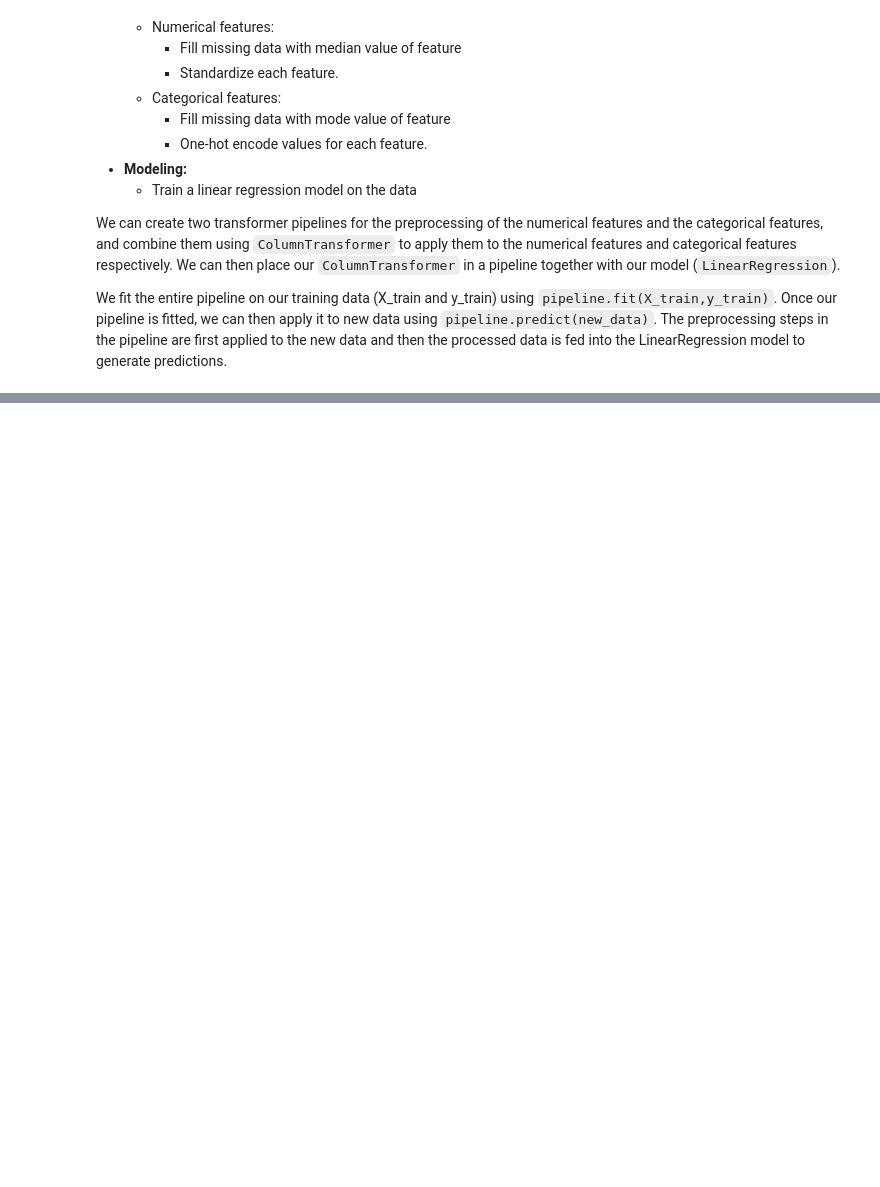
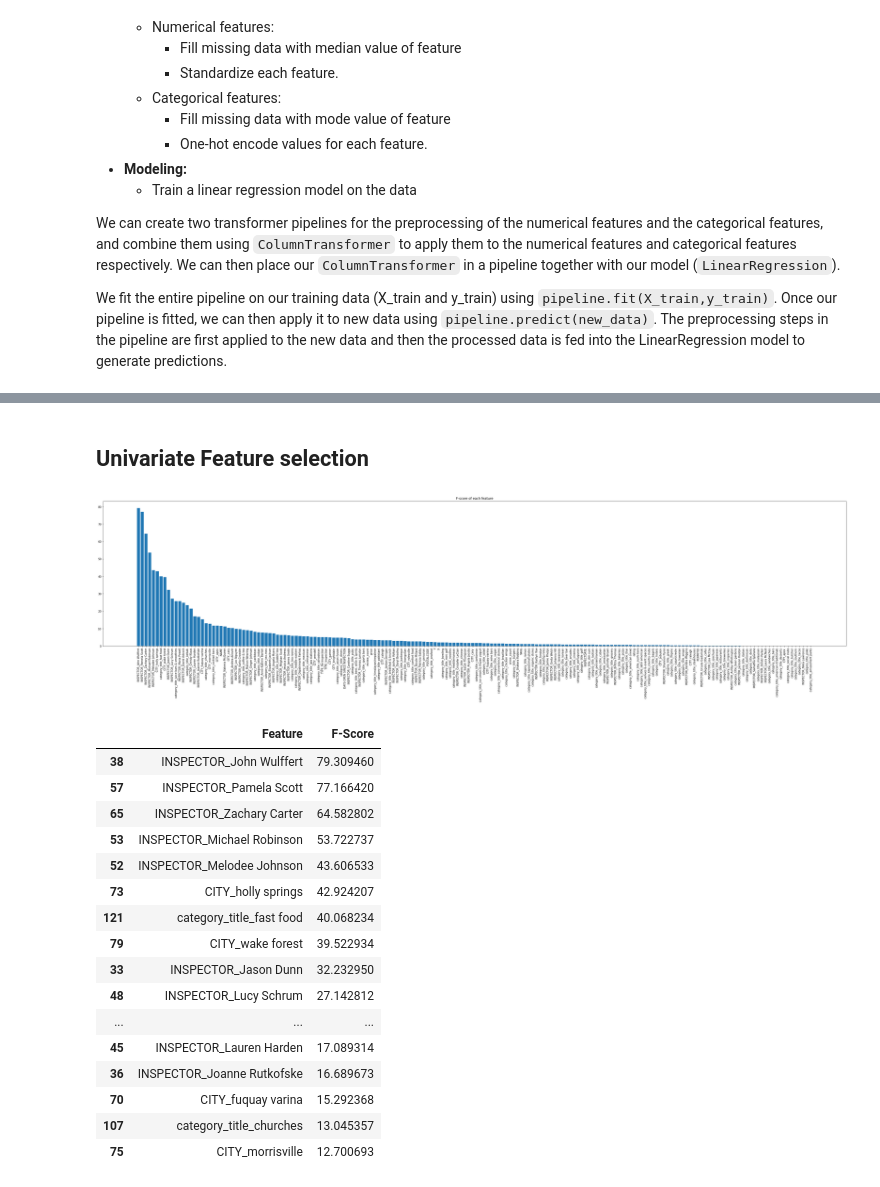
Before and after one commit to shyamal-anadkat/wake-county-food-inspections-analysis, a Jupyter notebook: Wake County -- Restaurant Food Inspections Analysis [AIPI510].ipynb, the cells around one changed output, grey strips where cells are left out. Drawn from its saved outputs; the diff is of its cells as text; code cells hidden in the pictures; blank space fills up the shorter version.

```diff
--- a/Wake County -- Restaurant Food Inspections Analysis [AIPI510].ipynb
+++ b/Wake County -- Restaurant Food Inspections Analysis [AIPI510].ipynb
@@ -248,7 +250,6 @@ aggregate_violations(rest_violation.copy())
 | 36886 | 4092300294 | 2021-08-12 | 0 | False |
 36887 rows × 4 columns
 # %%
-
 pd.set_option('display.max_columns', None)
 
 def create_feature_table(rest_inspect, rest_df, rest_violation, temp_df, score_legend, crime_df, yelp_df):
@@ -311,9 +312,9 @@ def create_feature_table(rest_inspect, rest_df, rest_violation, temp_df, score_l
 
     return finale
 
-train = create_feature_table(rest_inspect.copy(), rest_df.copy(), rest_violation.copy(), temp_df.copy(), score_legend.copy(), crime_df.copy(), yelp_df.copy())
-print(train.shape)
-train.head()
+finale = create_feature_table(rest_inspect.copy(), rest_df.copy(), rest_violation.copy(), temp_df.copy(), score_legend.copy(), crime_df.copy(), yelp_df.copy())
+print(finale.shape)
+finale.head()
 # %% [output]
 True     5301
 False     917
@@ -481 +435,41 @@ display(X_test.head())
+# %% [markdown]
+## Univariate Feature selection
+# %%
+def univariate_feature_selection(X_train, y_train):
+    # Evaluate features using ANOVA (score_func = f_classif)
+    ftest = SelectKBest(score_func=f_classif, k='all')
+    ftest.fit(X_train,y_train)
+    f_scores = pd.DataFrame(ftest.scores_)
+    dfcolumns = pd.DataFrame(X_train.columns)
+    f_scores = pd.concat([dfcolumns,f_scores],axis=1)
+    f_scores.columns = ['Feature','F-Score']
+    f_scores = f_scores.sort_values(by='F-Score',ascending=False)
+
+    # Plot scores
+    plt.figure(figsize=(50,10))
+    plt.bar(x=f_scores['Feature'],height=f_scores['F-Score'])
+    plt.xticks(rotation=90)
+    plt.title('F-score of each feature')
+    plt.show()
+    display(f_scores.head(20))
+univariate_feature_selection(X_train, y_train)
+# %% [output]
+[figure, added]
+|  | Feature | F-Score |
+| 38 | INSPECTOR_John Wulffert | 79.309460 |
+| 57 | INSPECTOR_Pamela Scott | 77.166420 |
+| 65 | INSPECTOR_Zachary Carter | 64.582802 |
+| 53 | INSPECTOR_Michael Robinson | 53.722737 |
+| 52 | INSPECTOR_Melodee Johnson | 43.606533 |
+| 73 | CITY_holly springs | 42.924207 |
+| 121 | category_title_fast food | 40.068234 |
+| 79 | CITY_wake forest | 39.522934 |
+| 33 | INSPECTOR_Jason Dunn | 32.232950 |
+| 48 | INSPECTOR_Lucy Schrum | 27.142812 |
+| ... | ... | ... |
+| 45 | INSPECTOR_Lauren Harden | 17.089314 |
+| 36 | INSPECTOR_Joanne Rutkofske | 16.689673 |
+| 70 | CITY_fuquay varina | 15.292368 |
+| 107 | category_title_churches | 13.045357 |
+| 75 | CITY_morrisville | 12.700693 |
 # %%
```
Also changed, not shown: parts of 11 cells of this notebook.
